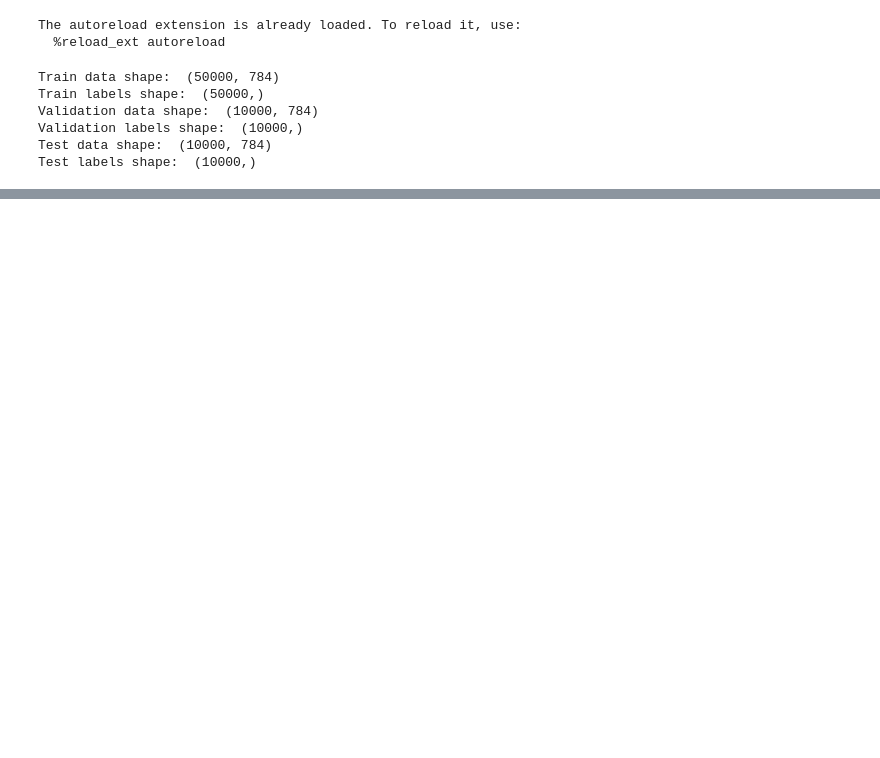
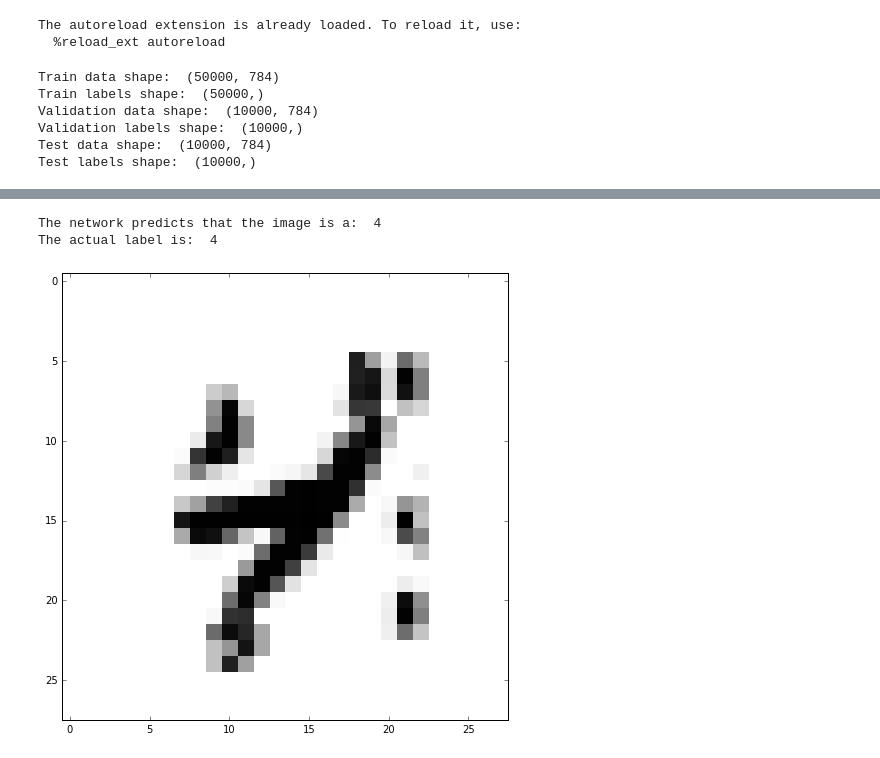
Before and after one commit to saforem2/MNIST_CHEAP, a Jupyter notebook: MNIST_neural_net.ipynb, the cells around one changed output, grey strips where cells are left out. Saved outputs shown, nothing was run; the diff lists cells and outputs as text; code cells hidden in the pictures; blank space fills up the shorter version.

```diff
--- a/MNIST_neural_net.ipynb
+++ b/MNIST_neural_net.ipynb
@@ -121,0 +124,25 @@ for i in range(100):
+# %%
+import matplotlib.cm as cm
+from neural_net import TwoLayerNet
+
+
+train_x, train_y = train_set
+test_x, test_y = test_set
+
+
+
+rand_num = np.random.randint(1,10000)
+rand_img = 255 - test_x[rand_num]
+
+
+
+
+print 'The network predicts that the image is a: ', net.predict(test_x[rand_num])
+print 'The actual label is: ', test_y[rand_num]
+
+plt.imshow(rand_img.reshape((28, 28)), cmap=cm.Greys_r)
+plt.show()
+# %% [output]
+The network predicts that the image is a:  4
+The actual label is:  4
+[figure, added]
```
Also changed, not shown: parts of 6 cells of this notebook, 4 other files.
